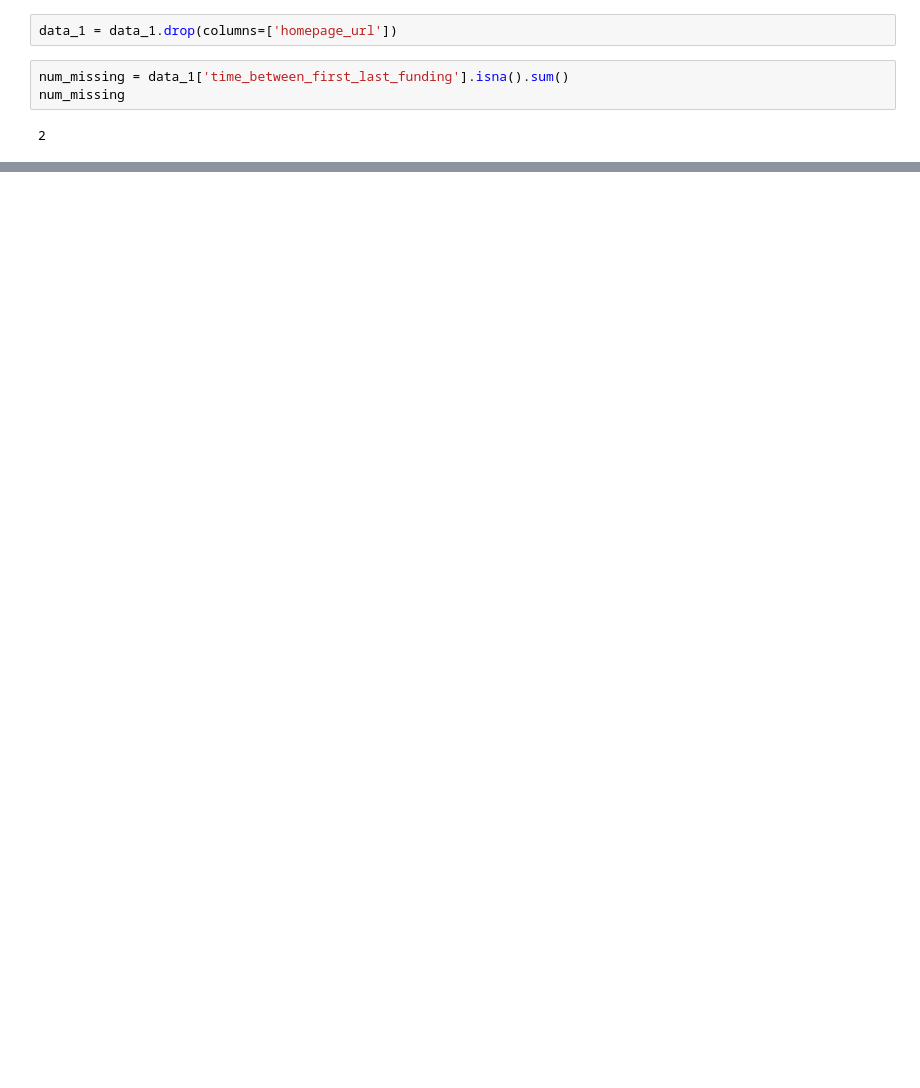
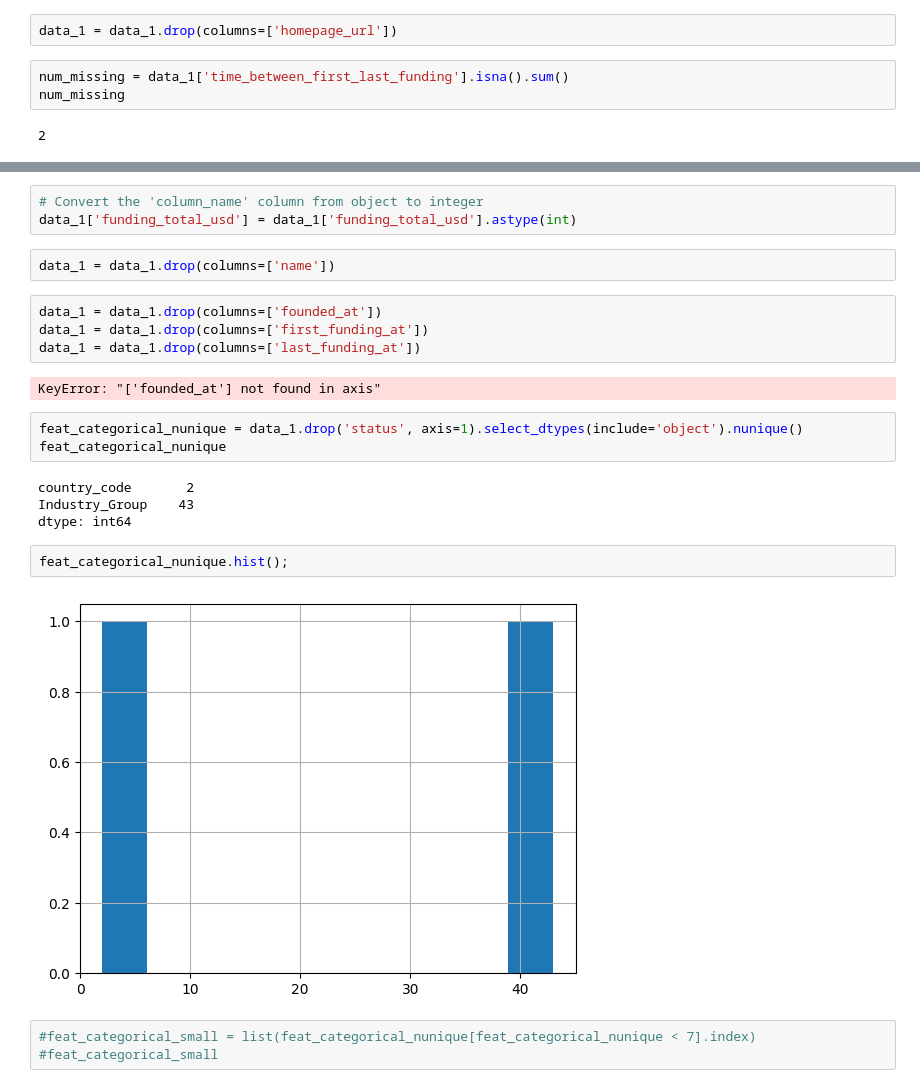
Before and after one commit to aamruth/triumph-venture, a Jupyter notebook: notebooks/data_preparation_deepa_01.ipynb, the cells around one changed output, grey strips where cells are left out. Cells and saved outputs as stored; diff of their text form; blank space fills up the shorter version.

```diff
--- a/notebooks/data_preparation_deepa_01.ipynb
+++ b/notebooks/data_preparation_deepa_01.ipynb
@@ -296,0 +259,25 @@ data_1['existence_between_founded_at_last_funding_at'] = (pd.to_datetime(data_1[
+# %%
+# Convert the 'column_name' column from object to integer
+data_1['funding_total_usd'] = data_1['funding_total_usd'].astype(int)
+# %%
+data_1 = data_1.drop(columns=['name'])
+# %%
+data_1 = data_1.drop(columns=['founded_at'])
+data_1 = data_1.drop(columns=['first_funding_at'])
+data_1 = data_1.drop(columns=['last_funding_at'])
+# %% [output]
+KeyError: "['founded_at'] not found in axis"
+# %%
+feat_categorical_nunique = data_1.drop('status', axis=1).select_dtypes(include='object').nunique()
+feat_categorical_nunique
+# %% [output]
+country_code       2
+Industry_Group    43
+dtype: int64
+# %%
+feat_categorical_nunique.hist();
+# %% [output]
+[figure, added]
+# %%
+#feat_categorical_small = list(feat_categorical_nunique[feat_categorical_nunique < 7].index)
+#feat_categorical_small
```
Also changed, not shown: parts of 51 cells of this notebook.
